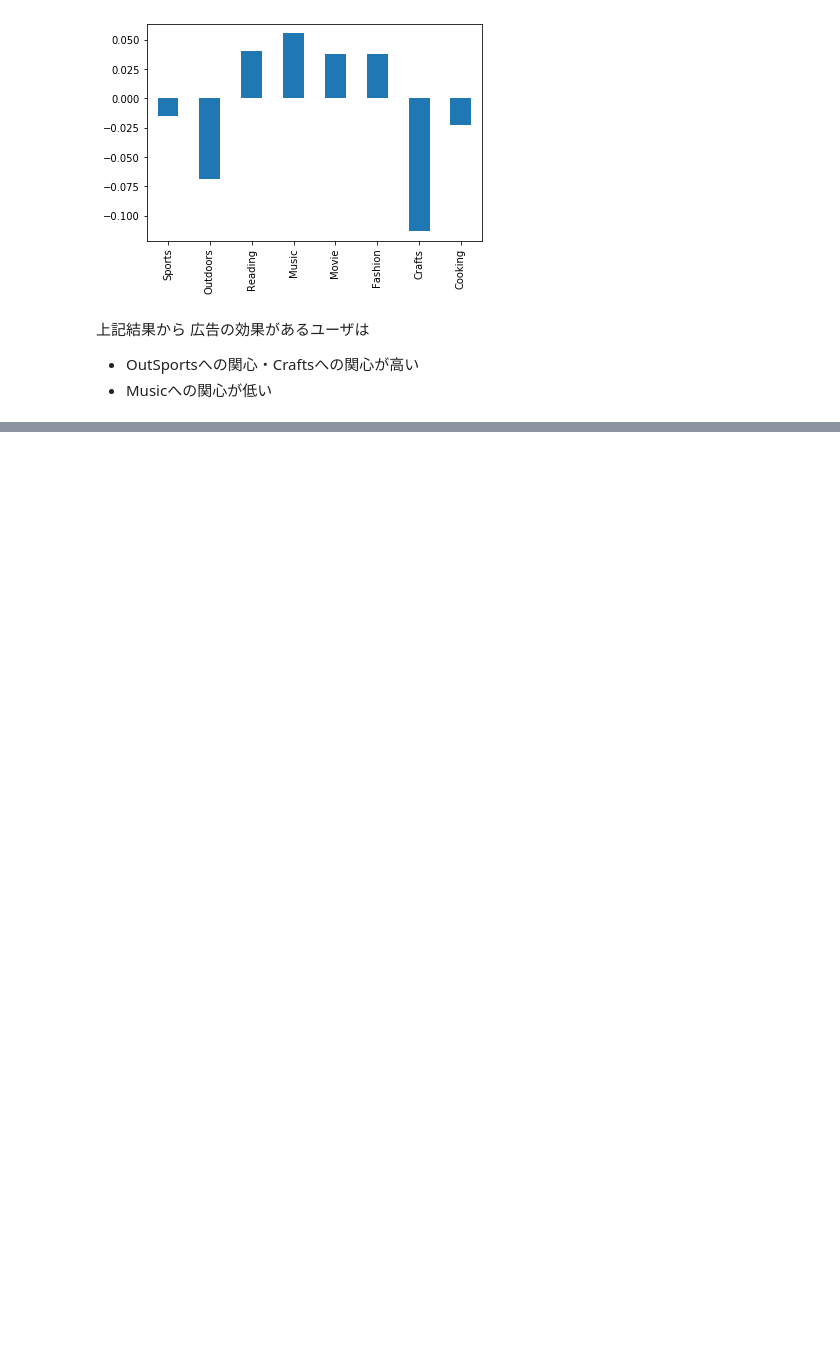
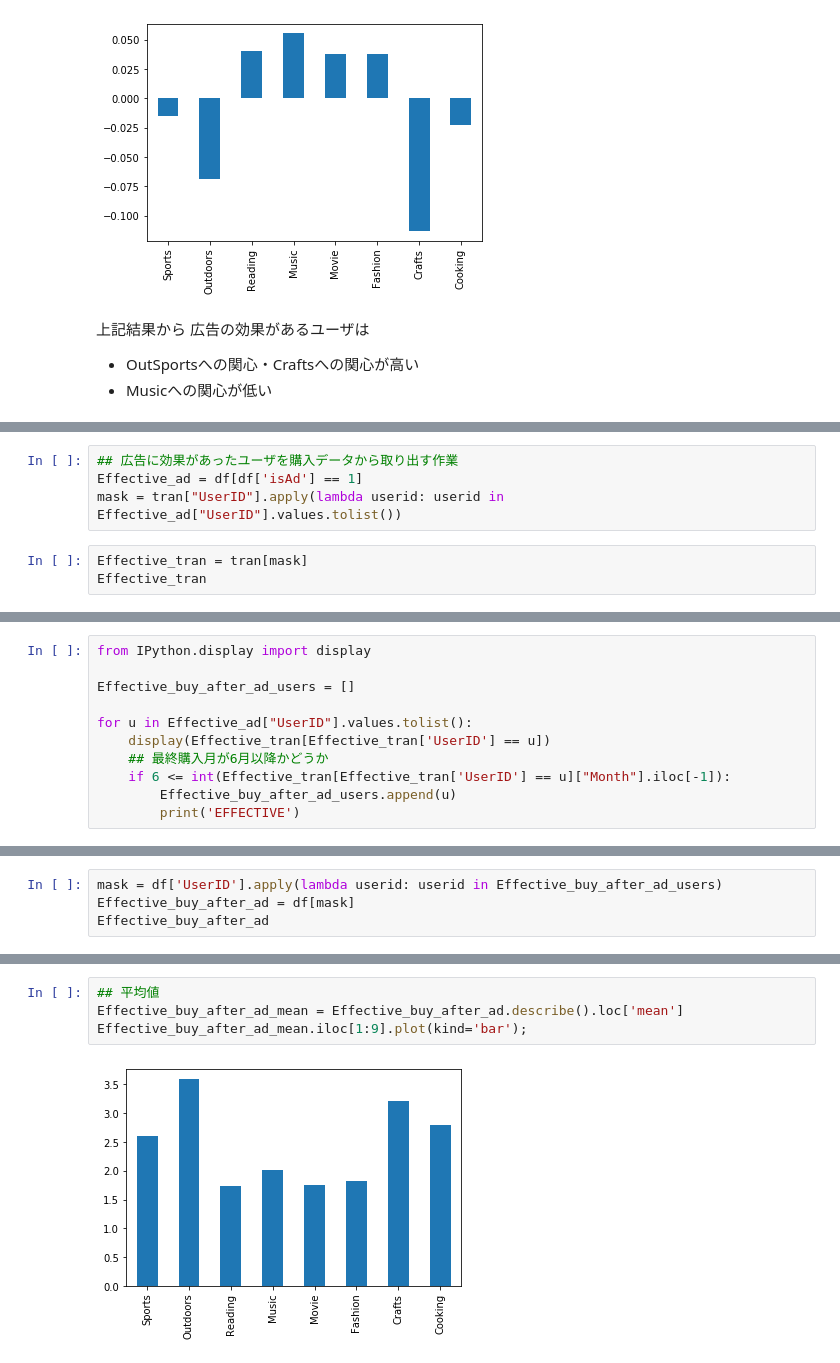
Before and after one commit to shin-shin-01/data-science, a Jupyter notebook: project1/project1.ipynb, the cells around one changed output, grey strips where cells are left out. Drawn from its saved outputs; the diff is of its cells as text; blank space fills up the shorter version.

```diff
--- a/project1/project1.ipynb
+++ b/project1/project1.ipynb
@@ -322,0 +285,7 @@ Effective_month_sum = Effective_month_sum / Effective_month_sum.sum() * 100
+# %%
+## 広告に効果があったユーザを購入データから取り出す作業
+Effective_ad = df[df['isAd'] == 1]
+mask = tran["UserID"].apply(lambda userid: userid in Effective_ad["UserID"].values.tolist())
+# %%
+Effective_tran = tran[mask]
+Effective_tran
@@ -322,0 +313,11 @@ Effective_month_sum = Effective_month_sum / Effective_month_sum.sum() * 100
+# %%
+from IPython.display import display
+
+Effective_buy_after_ad_users = []
+
+for u in Effective_ad["UserID"].values.tolist():
+    display(Effective_tran[Effective_tran['UserID'] == u])
+    ## 最終購入月が6月以降かどうか
+    if 6 <= int(Effective_tran[Effective_tran['UserID'] == u]["Month"].iloc[-1]):
+        Effective_buy_after_ad_users.append(u)
+        print('EFFECTIVE')
@@ -322,0 +352,4 @@ Effective_month_sum = Effective_month_sum / Effective_month_sum.sum() * 100
+# %%
+mask = df['UserID'].apply(lambda userid: userid in Effective_buy_after_ad_users)
+Effective_buy_after_ad = df[mask]
+Effective_buy_after_ad
@@ -322,0 +382,6 @@ Effective_month_sum = Effective_month_sum / Effective_month_sum.sum() * 100
+# %%
+## 平均値
+Effective_buy_after_ad_mean = Effective_buy_after_ad.describe().loc['mean']
+Effective_buy_after_ad_mean.iloc[1:9].plot(kind='bar');
+# %% [output]
+[figure, added]
```
Also changed, not shown: parts of 51 cells of this notebook.
